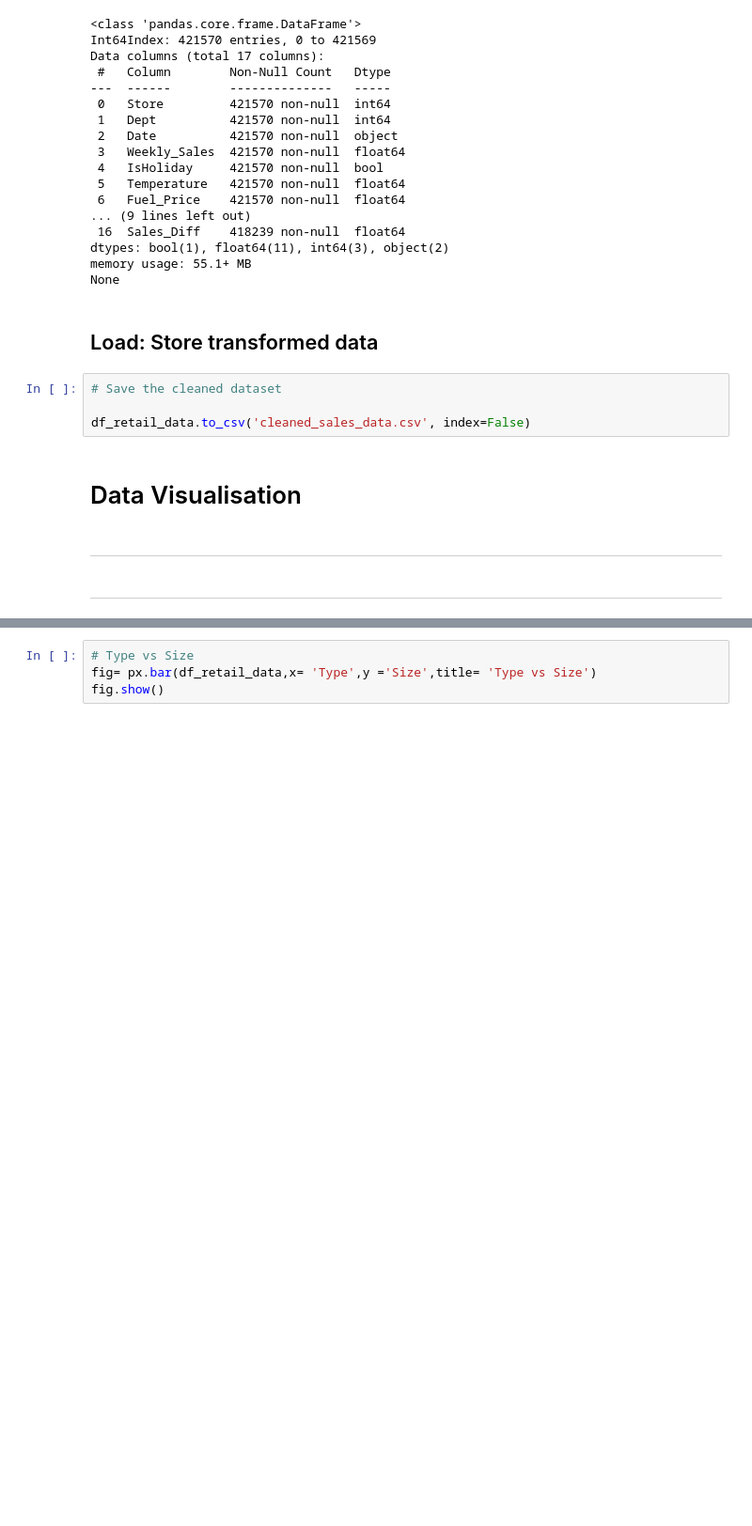
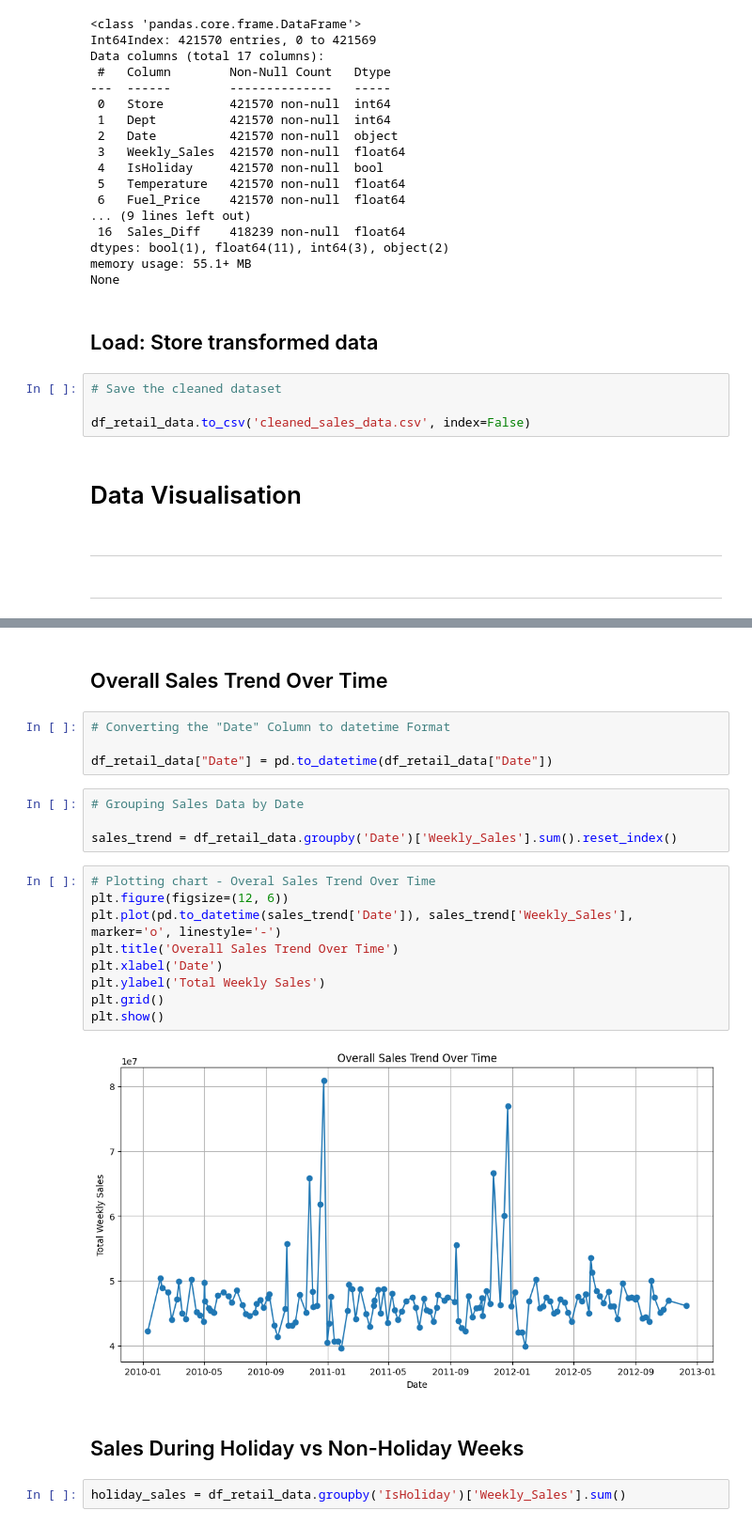
Before and after one commit to Ewa1986/Retail-Sales-Data-Analysis, a Jupyter notebook: jupyter_notebooks/Retail_Sales_Data_Analysis.ipynb, the cells around one changed output, grey strips where cells are left out. Shown at 94% size. Saved outputs shown, nothing was run; the diff lists cells and outputs as text; blank space fills up the shorter version.

```diff
--- a/jupyter_notebooks/Retail_Sales_Data_Analysis.ipynb
+++ b/jupyter_notebooks/Retail_Sales_Data_Analysis.ipynb
@@ -209,7 +210,28 @@ fig.show()
 # %% [output]
 [interactive output not drawn]
 [interactive output not drawn]
-# %%
-# Type vs Size
-fig= px.bar(df_retail_data,x= 'Type',y ='Size',title= 'Type vs Size')
-fig.show()
+# %% [markdown]
+## Overall Sales Trend Over Time
+# %%
+# Converting the "Date" Column to datetime Format
+
+df_retail_data["Date"] = pd.to_datetime(df_retail_data["Date"])
+# %%
+# Grouping Sales Data by Date
+
+sales_trend = df_retail_data.groupby('Date')['Weekly_Sales'].sum().reset_index()
+# %%
+# Plotting chart - Overal Sales Trend Over Time
+plt.figure(figsize=(12, 6))
+plt.plot(pd.to_datetime(sales_trend['Date']), sales_trend['Weekly_Sales'], marker='o', linestyle='-')
+plt.title('Overall Sales Trend Over Time')
+plt.xlabel('Date')
+plt.ylabel('Total Weekly Sales')
+plt.grid()
+plt.show()
+# %% [output]
+[figure, added]
+# %% [markdown]
+## Sales During Holiday vs Non-Holiday Weeks
+# %%
+holiday_sales = df_retail_data.groupby('IsHoliday')['Weekly_Sales'].sum()
```
Also changed, not shown: parts of 11 cells of this notebook.
